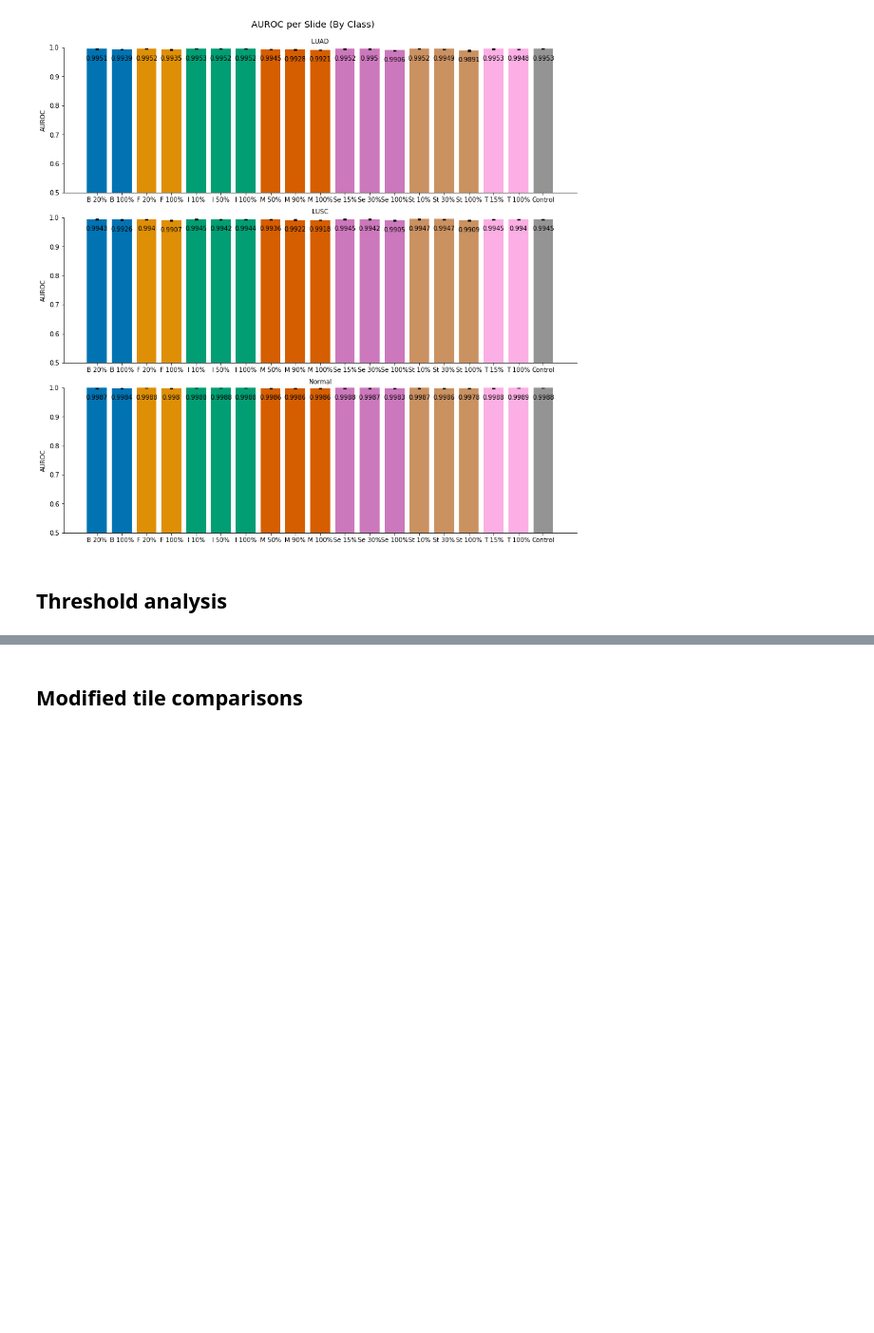
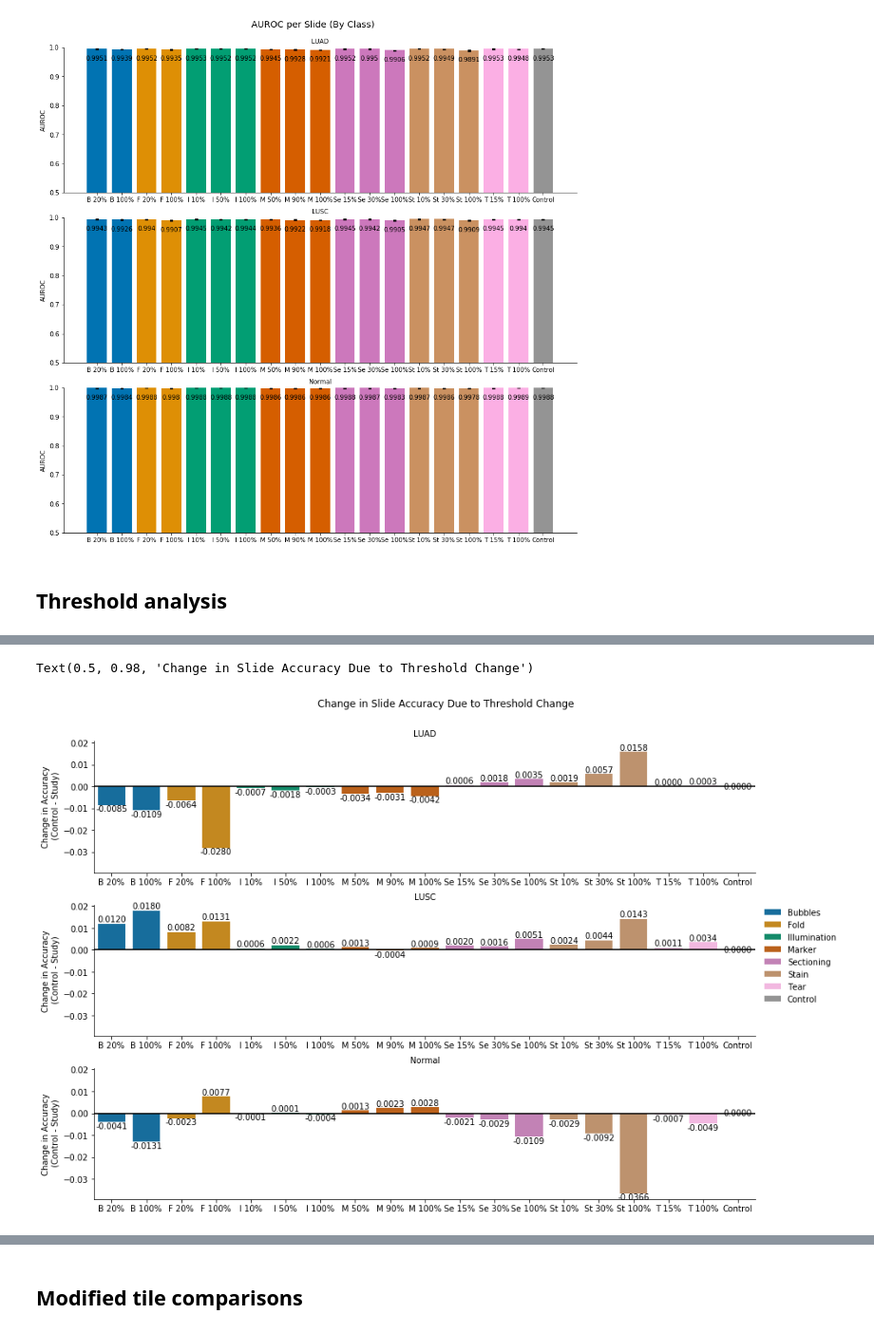
Before and after one commit to Systems-Imaging-Bioinformatics-Lab/histopath_failure_modes, a Jupyter notebook: Results.ipynb, the cells around one changed output, grey strips where cells are left out. Shown: that part at 95% size. Drawn from its saved outputs; the diff is of its cells as text; code cells hidden in the pictures; blank space fills up the shorter version.

```diff
--- a/Results.ipynb
+++ b/Results.ipynb
@@ -419,17 +459,20 @@ See the caveats in the documentation: http://pandas.pydata.org/pandas-docs/stabl
 # %%
 g = sns.FacetGrid(tile_relative_acc, col="true_class",
-                sharex=False,col_wrap=1, height=2.5,aspect = 5)
-g.map_dataframe(sns.barplot,dodge=False, x="study", y="study_acc",hue="group",palette="colorblind",
+                sharex=False,col_wrap=1, height=3,aspect = 4)
+g.map_dataframe(bar_label,dodge=False, x="study", y="delta_acc",hue="group",palette="colorblind",
                 hue_order=["Bubbles","Fold","Illumination","Marker","Sectioning","Stain","Tear","Control"])
 def plot_0_line(**kwargs):
     plt.axhline(y=0,**kwargs)
 g.map(plot_0_line,color="black")
 g.add_legend()
 g.set_titles("{col_name}")
-g.set_ylabels("Accuracy")
+g.set_ylabels("Change in Accuracy\n (Control - Study)")
 g.set_xlabels("")
 plt.subplots_adjust(top=0.9)
-plt.suptitle("Accuracy")
+plt.suptitle("Change in Slide Accuracy Due to Threshold Change")
+# %% [output]
+Text(0.5, 0.98, 'Change in Slide Accuracy Due to Threshold Change')
+[figure, added]
 # %%
 slide_relative_acc = threshold_analysis(phase1_slide_probs,phase1_slide_auc)
 g = sns.FacetGrid(slide_relative_acc[slide_relative_acc["group"]!="Control"], col="group",sharex=False,col_wrap=3)
```
Also changed, not shown: parts of 7 cells of this notebook.
